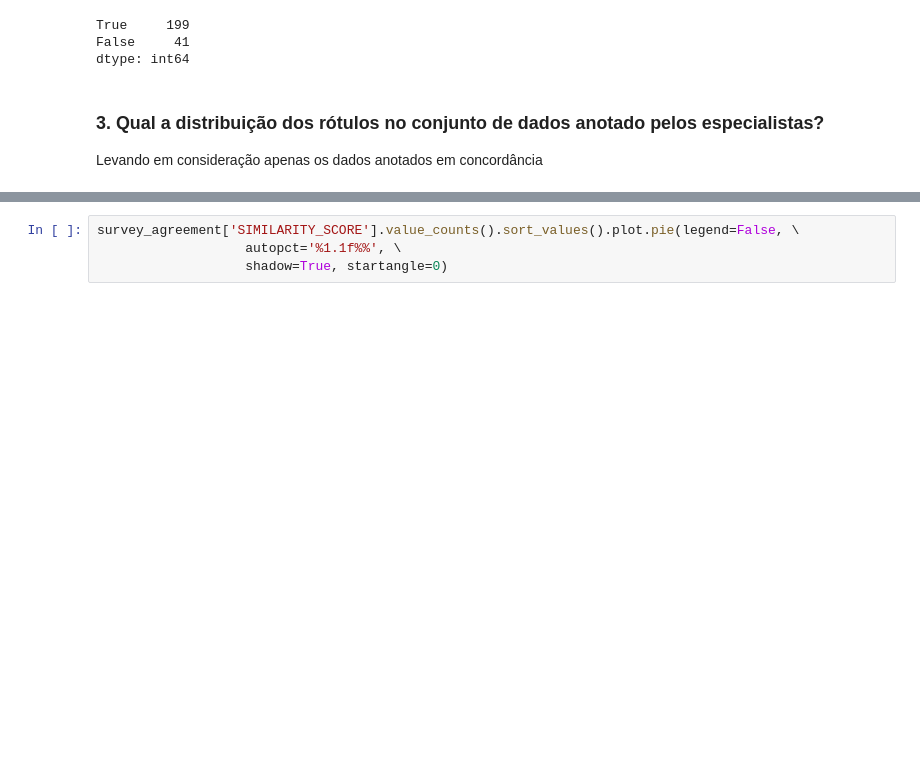
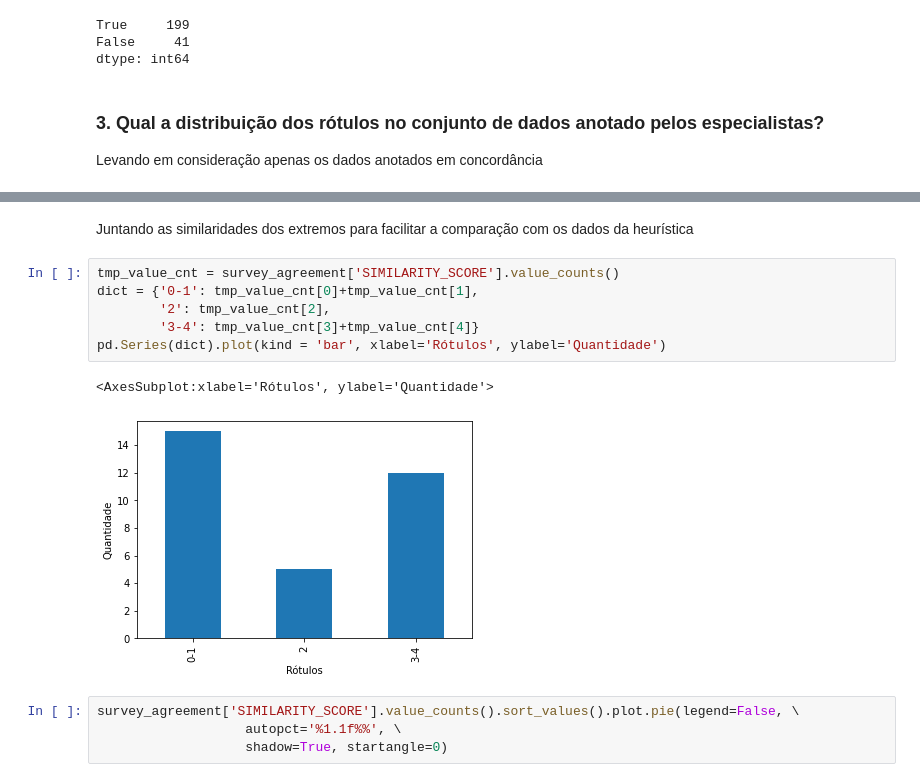
Before and after one commit to danieljunior/jidm, a Jupyter notebook: Data Analysis.ipynb, the cells around one changed output, grey strips where cells are left out. Drawn from its saved outputs; the diff is of its cells as text; blank space fills up the shorter version.

```diff
--- a/Data Analysis.ipynb
+++ b/Data Analysis.ipynb
@@ -220,3 +243,14 @@ Distribuição dos rótulos entre os pares anotados em concordância
+# %% [markdown]
+Juntando as similaridades dos extremos para facilitar a comparação com os dados da heurística
+# %%
+tmp_value_cnt = survey_agreement['SIMILARITY_SCORE'].value_counts()
+dict = {'0-1': tmp_value_cnt[0]+tmp_value_cnt[1],
+        '2': tmp_value_cnt[2],
+        '3-4': tmp_value_cnt[3]+tmp_value_cnt[4]}
+pd.Series(dict).plot(kind = 'bar', xlabel='Rótulos', ylabel='Quantidade')
+# %% [output]
+<AxesSubplot:xlabel='Rótulos', ylabel='Quantidade'>
+[figure, added]
 # %%
 survey_agreement['SIMILARITY_SCORE'].value_counts().sort_values().plot.pie(legend=False, \
                    autopct='%1.1f%%', \
```
Also changed, not shown: parts of 4 cells of this notebook.
